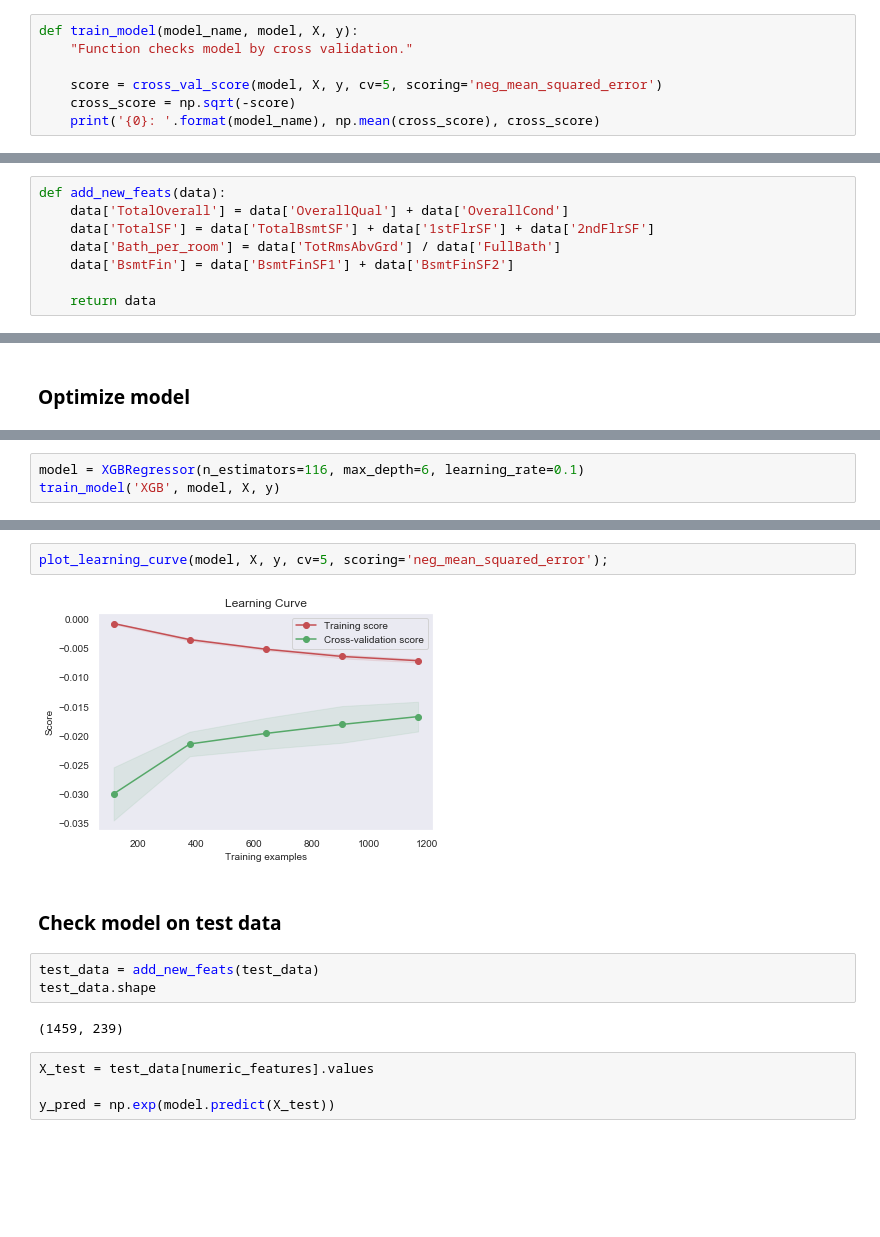
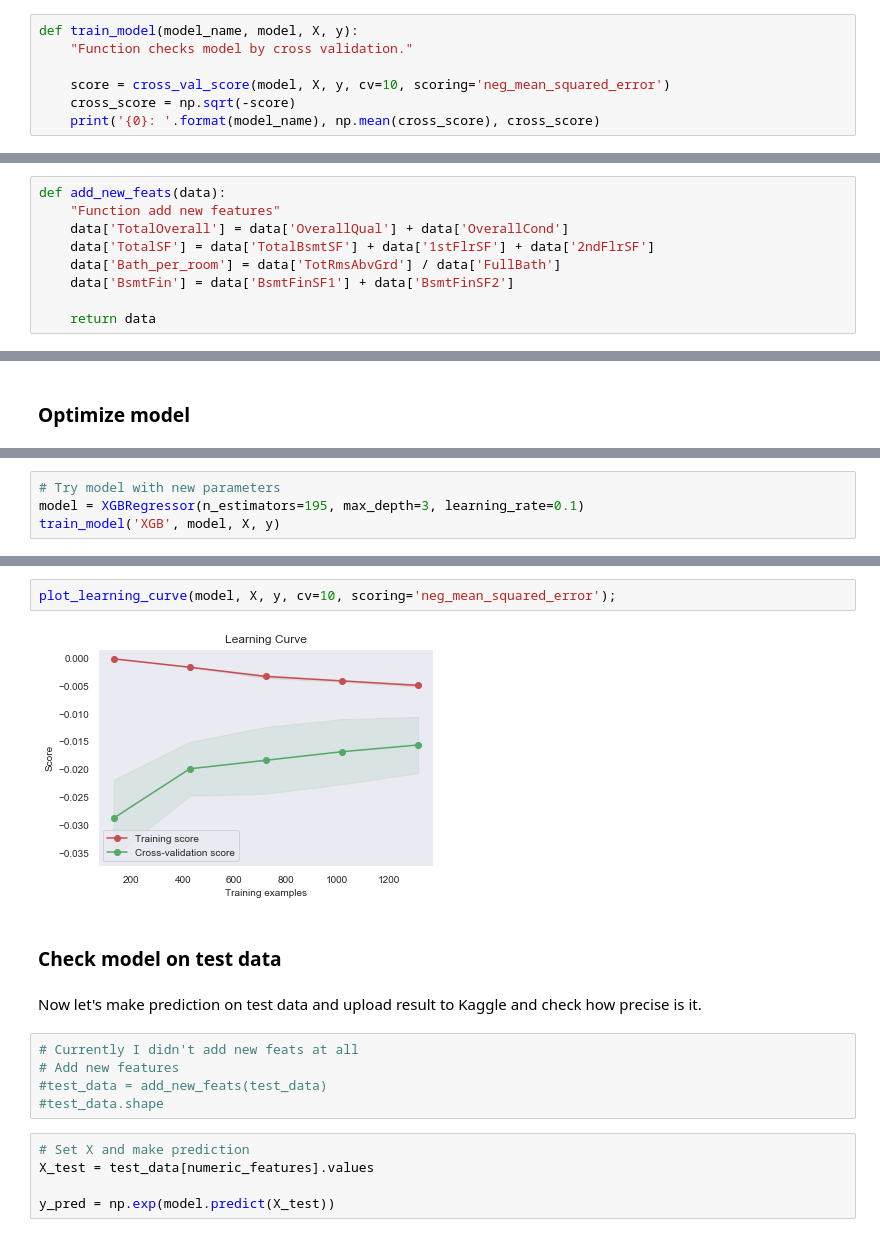
Before and after one commit to marekts/Projects, a Jupyter notebook: Real estate price prediction/Price predict.ipynb, the cells around one changed output, grey strips where cells are left out. Cells and saved outputs as stored; diff of their text form; blank space fills up the shorter version.

```diff
--- a/Real estate price prediction/Price predict.ipynb
+++ b/Real estate price prediction/Price predict.ipynb
@@ -405,7 +391,7 @@ y = log_target.values
 def train_model(model_name, model, X, y):
     "Function checks model by cross validation."
 
-    score = cross_val_score(model, X, y, cv=5, scoring='neg_mean_squared_error')
+    score = cross_val_score(model, X, y, cv=10, scoring='neg_mean_squared_error')
     cross_score = np.sqrt(-score)
     print('{0}: '.format(model_name), np.mean(cross_score), cross_score)
 # %% [markdown]
@@ -510,5 +498,6 @@ XGB:  0.12877370537617686 [0.13024241 0.13187133 0.11014898 0.15180133 0.1198044
 # %%
 def add_new_feats(data):
+    "Function add new features"
     data['TotalOverall'] = data['OverallQual'] + data['OverallCond']
     data['TotalSF'] = data['TotalBsmtSF'] + data['1stFlrSF'] + data['2ndFlrSF']
     data['Bath_per_room'] = data['TotRmsAbvGrd'] / data['FullBath']
@@ -552,4 +533,5 @@ random_search.best_params_
 # %%
-model = XGBRegressor(n_estimators=116, max_depth=6, learning_rate=0.1)
+# Try model with new parameters
+model = XGBRegressor(n_estimators=195, max_depth=3, learning_rate=0.1)
 train_model('XGB', model, X, y)
 # %% [output]
@@ -557,15 +551,18 @@ XGB:  0.13002818859118917 [0.11888891 0.14837839 0.13002466 0.12387495 0.1289740
 # %%
-plot_learning_curve(model, X, y, cv=5, scoring='neg_mean_squared_error');
+plot_learning_curve(model, X, y, cv=10, scoring='neg_mean_squared_error');
 # %% [output]
-[figure, old version]
+[figure, new version]
 # %% [markdown]
 ### Check model on test data
-# %%
-test_data = add_new_feats(test_data)
-test_data.shape
-# %% [output]
-(1459, 239)
+# %% [markdown]
+Now let's make prediction on test data and upload result to Kaggle and check how precise is it.
+# %%
+# Currently I didn't add new feats at all
+# Add new features
+#test_data = add_new_feats(test_data)
+#test_data.shape
 # %%
+# Set X and make prediction
 X_test = test_data[numeric_features].values
 
 y_pred = np.exp(model.predict(X_test))
```
Also changed, not shown: parts of 47 cells of this notebook.
